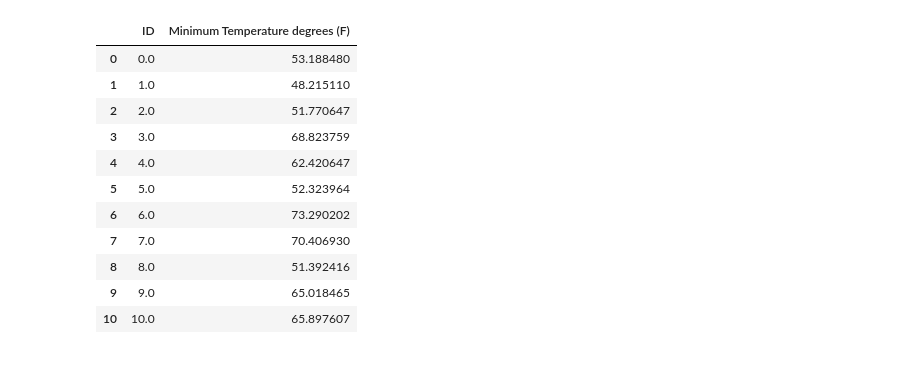
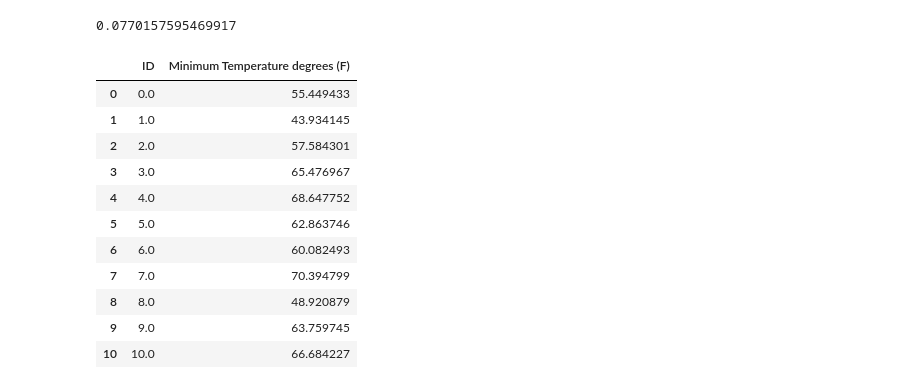
Before and after one commit to Mikael-Lenander/weather-prediction, a Jupyter notebook: weather_prediciton.ipynb, the cells around one changed output. Saved outputs shown, nothing was run; the diff lists cells and outputs as text; code cells hidden in the pictures.

```diff
--- a/weather_prediciton.ipynb
+++ b/weather_prediciton.ipynb
@@ -35,24 +107,52 @@ model = LinearRegression().fit(x_list, y_list)
+# %%
+def validation_mae(model, df, step_size=1):
+    sequences = []
+    n_rows = len(df)
+
+    # Slide window through DataFrame
+    for start_idx in range(0, n_rows - PRED_INTERVAL, step_size):
+        end_idx = start_idx + PRED_INTERVAL
+        subsequence = np.array(df[feature_cols].iloc[start_idx:end_idx]).flatten()
+        sequences.append(subsequence)
+
+    X = np.array(sequences)
+    y_true = np.array(df[TARGET_LABEL].iloc[PRED_INTERVAL::step_size])
+    mask = np.abs(y_true) > 10e-4
+    y_true = y_true[mask]
+    y_pred = model.predict(X)[mask]
+    mae = np.mean(np.abs((y_true - y_pred) / y_true))
+    return mae.item()
+
+mae = validation_mae(model, val_df, step_size=PRED_INTERVAL)
+mae
+# %% [output]
+0.0770157595469917
 # %%
-# Finally, test the model on the test data and output a submission file
+def make_submission(df):
+    X_train, y_train = create_dataset(full_train_df, TRAIN_SAMPLE_STEP_SIZE)
+    model = fit_model(X_train, y_train)
+    result_df = pd.DataFrame(columns=["ID", 'Minimum Temperature degrees (F)'])
 
-submission = pd.DataFrame(columns=["ID", 'Minimum Temperature degrees (F)'])
+    for i in range(0, len(df), PRED_INTERVAL):
+        x = df[feature_cols].iloc[i: i + PRED_INTERVAL]
+        y = model.predict(np.array(x).flatten().reshape(1, -1))[0]
+        result_df.loc[len(result_df)] = [int(i / PRED_INTERVAL), y]
 
-for i in range(0, len(test), 14):
-    x = test[i: i + 14].drop("Date", axis=1)
-    y = model.predict(np.array(x).flatten().reshape(1, -1))[0]
-    submission.loc[len(submission)] = [int(i / 14), y]
+    return result_df
+
+submission = make_submission(test_df)
+submission.to_csv("submission.csv", index=False)
+submission
+# %% [output]
+|  | ID | Minimum Temperature degrees (F) |
+| 0 | 0.0 | 55.449433 |
+| 1 | 1.0 | 43.934145 |
+| 2 | 2.0 | 57.584301 |
+| 3 | 3.0 | 65.476967 |
+| 4 | 4.0 | 68.647752 |
+| 5 | 5.0 | 62.863746 |
+| 6 | 6.0 | 60.082493 |
+| 7 | 7.0 | 70.394799 |
+| 8 | 8.0 | 48.920879 |
+| 9 | 9.0 | 63.759745 |
+| 10 | 10.0 | 66.684227 |
-# %%
-submission
-# %% [output]
-|  | ID | Minimum Temperature degrees (F) |
-| 0 | 0.0 | 53.188480 |
-| 1 | 1.0 | 48.215110 |
-| 2 | 2.0 | 51.770647 |
-| 3 | 3.0 | 68.823759 |
-| 4 | 4.0 | 62.420647 |
-| 5 | 5.0 | 52.323964 |
-| 6 | 6.0 | 73.290202 |
-| 7 | 7.0 | 70.406930 |
-| 8 | 8.0 | 51.392416 |
-| 9 | 9.0 | 65.018465 |
-| 10 | 10.0 | 65.897607 |
```
Also changed, not shown: parts of 13 cells of this notebook.
